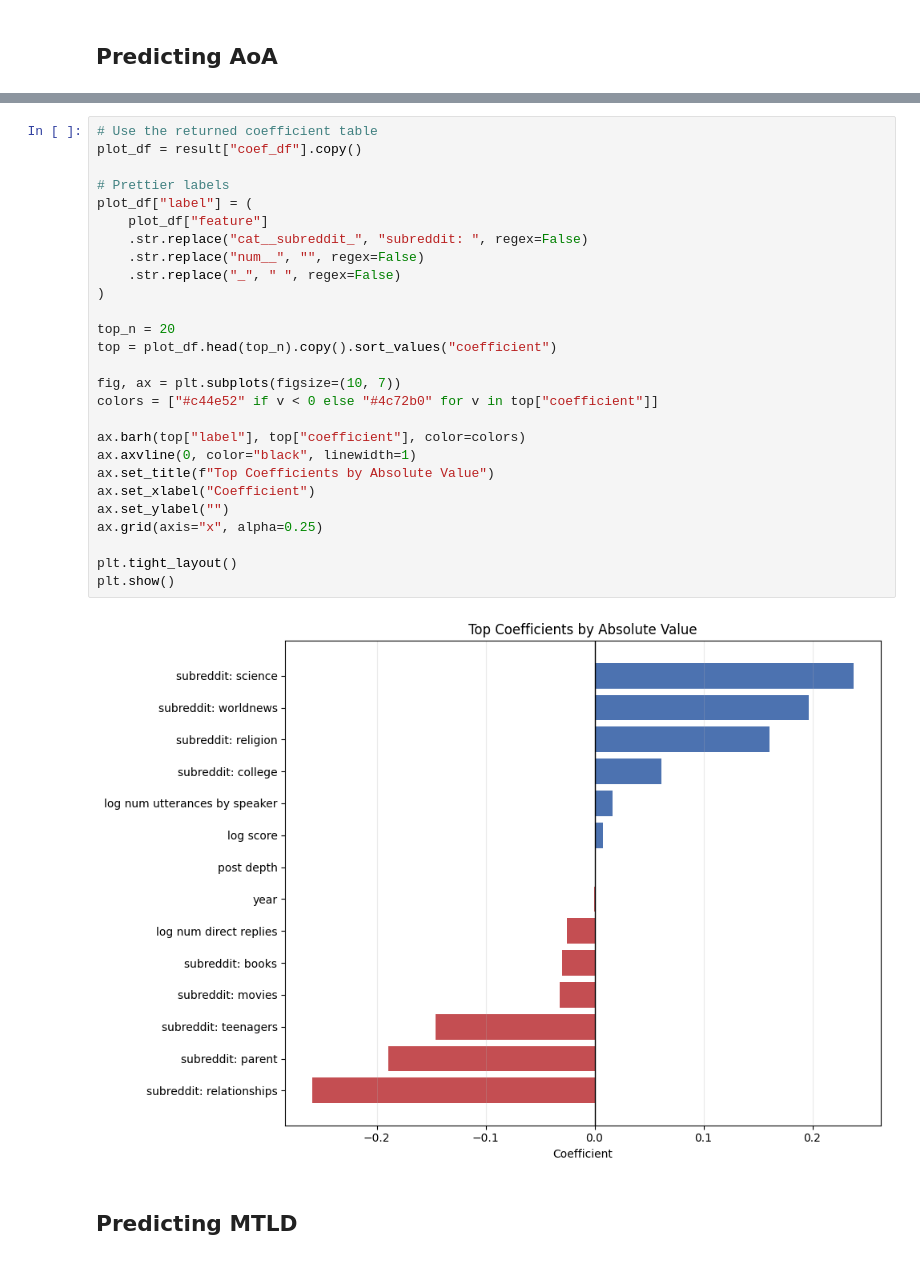
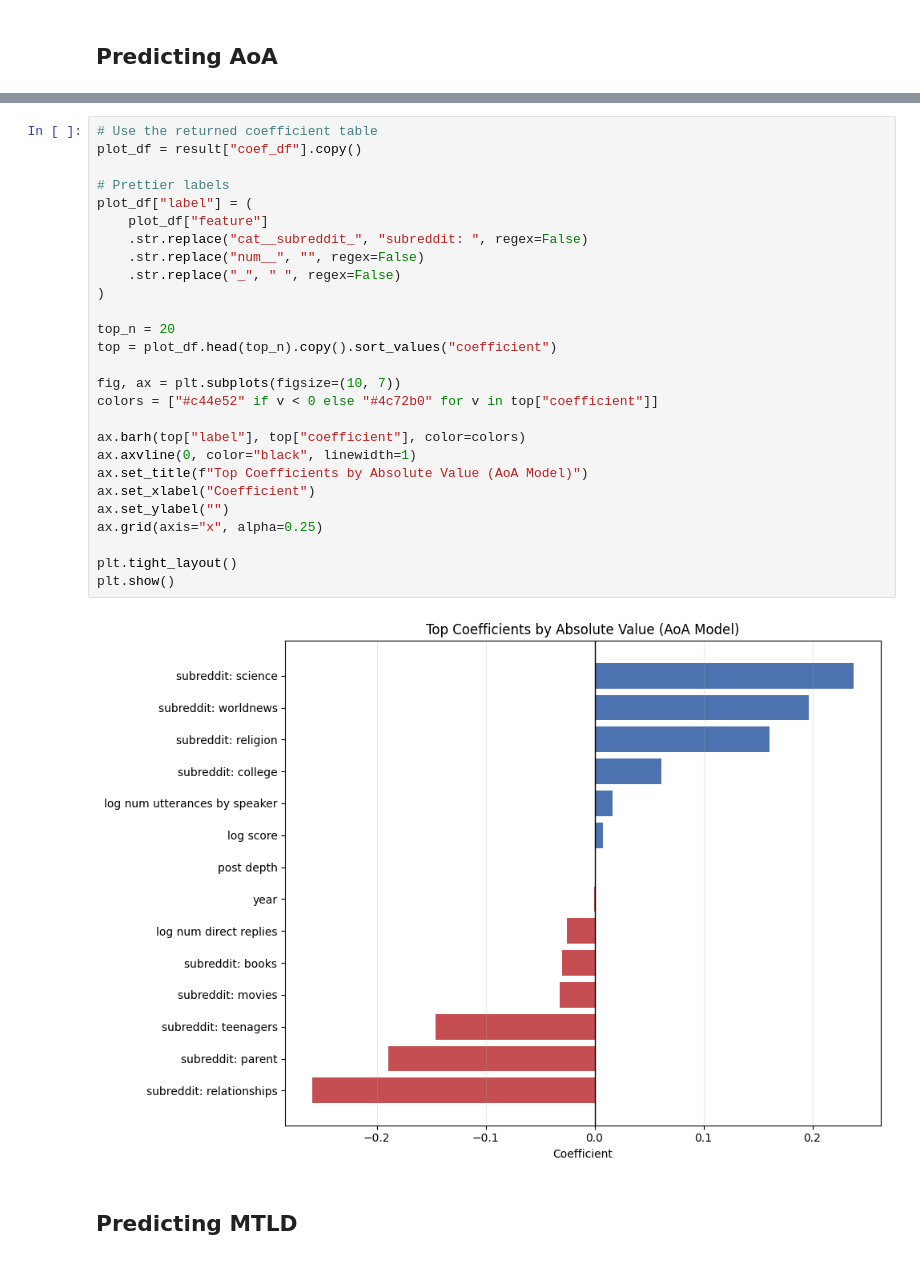
Before and after one commit to nickvick04/ORFE-Thesis, a Jupyter notebook: src/notebook.ipynb, the cells around one changed output, grey strips where cells are left out. Cells and saved outputs as stored; diff of their text form.

```diff
--- a/src/notebook.ipynb
+++ b/src/notebook.ipynb
@@ -145,32 +145,32 @@ Top coefficients by absolute value:
 # %%
 # Use the returned coefficient table
 plot_df = result["coef_df"].copy()
 
 # Prettier labels
 plot_df["label"] = (
     plot_df["feature"]
     .str.replace("cat__subreddit_", "subreddit: ", regex=False)
     .str.replace("num__", "", regex=False)
     .str.replace("_", " ", regex=False)
 )
 
 top_n = 20
 top = plot_df.head(top_n).copy().sort_values("coefficient")
 
 fig, ax = plt.subplots(figsize=(10, 7))
 colors = ["#c44e52" if v < 0 else "#4c72b0" for v in top["coefficient"]]
 
 ax.barh(top["label"], top["coefficient"], color=colors)
 ax.axvline(0, color="black", linewidth=1)
-ax.set_title(f"Top Coefficients by Absolute Value")
+ax.set_title(f"Top Coefficients by Absolute Value (AoA Model)")
 ax.set_xlabel("Coefficient")
 ax.set_ylabel("")
 ax.grid(axis="x", alpha=0.25)
 
 plt.tight_layout()
 plt.show()
 # %% [output]
-[figure, old version]
+[figure, new version]
 # %% [markdown]
 ## Predicting MTLD
 # %%
```
Also changed, not shown: parts of 6 cells of this notebook.
